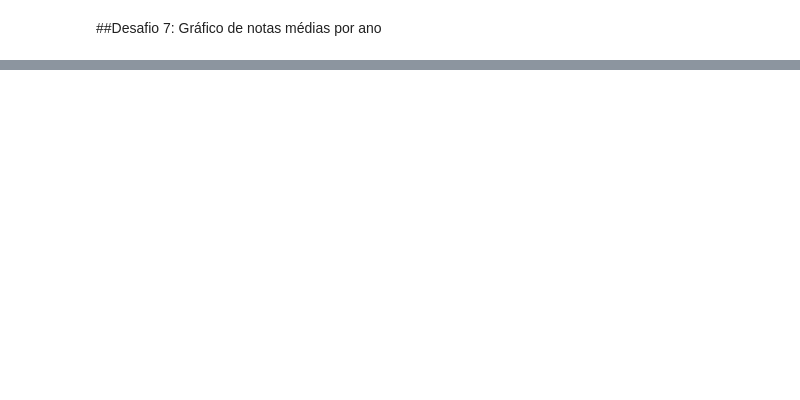
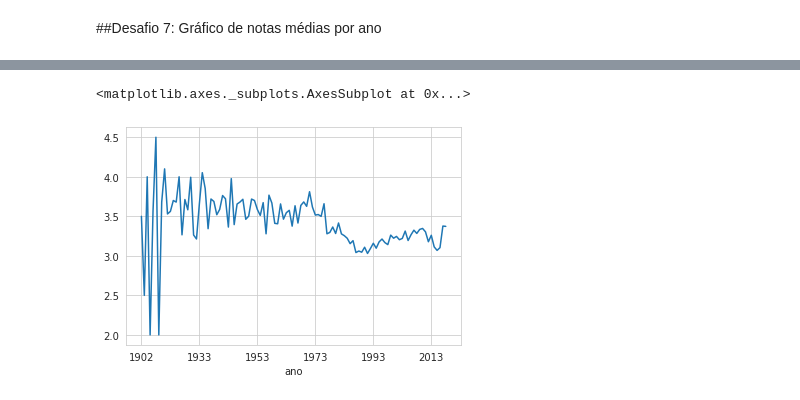
Before and after one commit to olimpiojunior/Dados-Goggle-Colaboratory, a Jupyter notebook: Olimpio_Aula_02.ipynb, the cells around one changed output, grey strips where cells are left out. Cells and saved outputs as stored; diff of their text form; code cells hidden in the pictures; blank space fills up the shorter version.

```diff
--- a/Olimpio_Aula_02.ipynb
+++ b/Olimpio_Aula_02.ipynb
@@ -151,2 +202,5 @@ TypeError: ignored
 # %% [markdown]
 ##Desafio 7: Gráfico de notas médias por ano
+# %%
+nota_media_por_filme = avaliacoes.groupby('movieId')['rating'].mean().round(decimals = 2)
+nota_media_por_filme
@@ -152,0 +221,3 @@ TypeError: ignored
+# %%
+filme_com_media = filmes.join(nota_media_por_filme, on='movieId')
+filme_com_media
@@ -152,0 +238,3 @@ TypeError: ignored
+# %%
+filme_com_media = filme_com_media.rename(columns={'rating':'nota_media'})
+filme_com_media
@@ -152,0 +255,4 @@ TypeError: ignored
+# %%
+filmes_com_ano = filme_com_media.copy()
+filmes_com_ano['ano'] = filme_com_media['title'].str.extract("\((\d{4})\)")
+filmes_com_ano.head()
@@ -152,0 +266,5 @@ TypeError: ignored
+# %%
+filmes_com_ano.groupby('ano')['nota_media'].mean().plot()
+# %% [output]
+<matplotlib.axes._subplots.AxesSubplot at 0x...>
+[figure, added]
```
Also changed, not shown: parts of 15 cells of this notebook.
